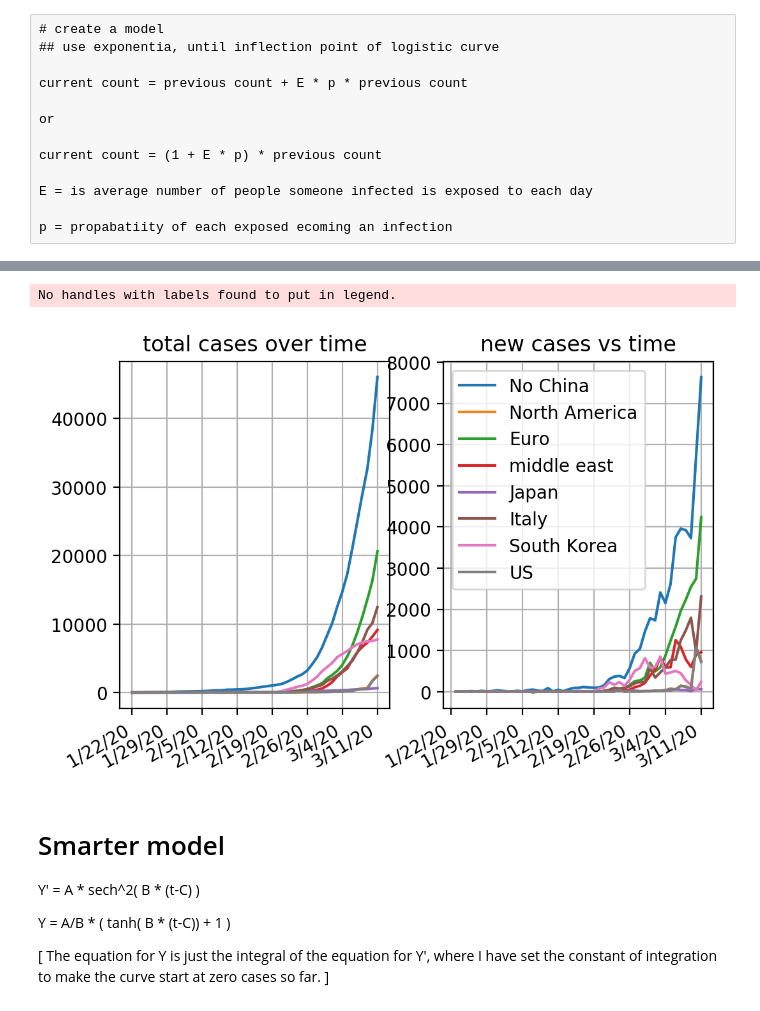
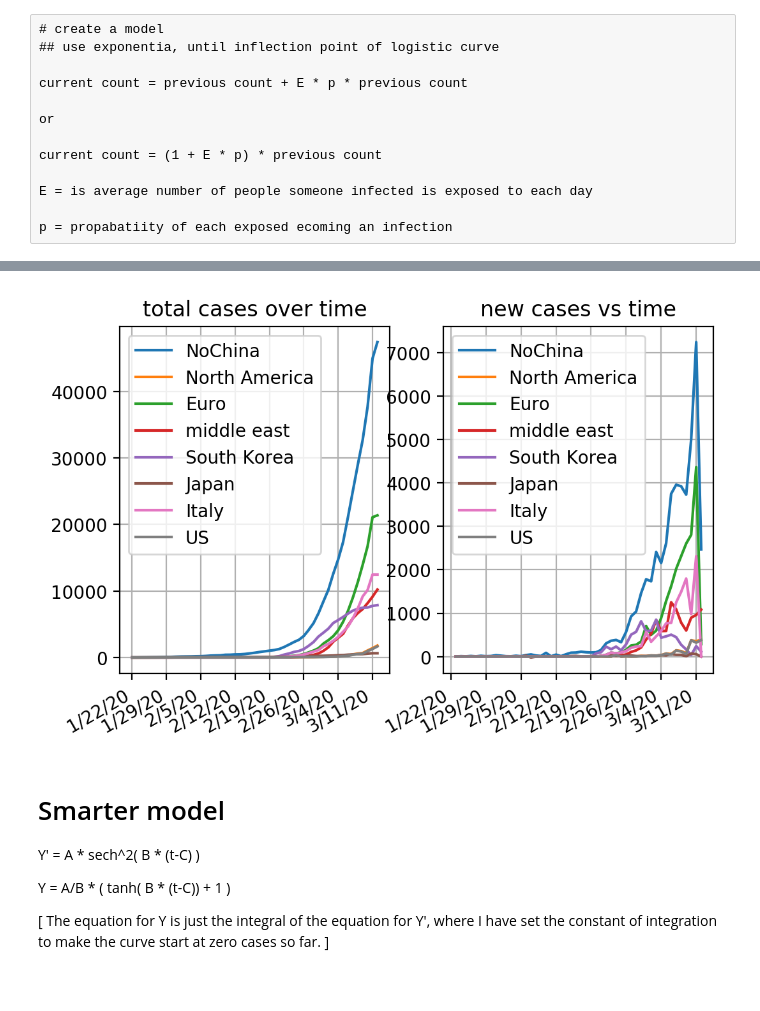
Before and after one commit to raysalem/sars-cov-19, a Jupyter notebook: cov-19.ipynb, the cells around one changed output, grey strips where cells are left out. Cells and saved outputs as stored; diff of their text form; code cells hidden in the pictures.

```diff
--- a/cov-19.ipynb
+++ b/cov-19.ipynb
@@ -36,8 +36,9 @@ files = ["time_series_19-covid-Confirmed.csv","time_series_19-covid-Deaths.csv",
 file = files[0]
 link =URL+file
 
+
 #read csv can read urls directly
-df = pd.read_csv(link)
+df = pd.read_csv(link,parse_dates=True)
 # set row indices, only have dates for columns ids
 df =df.set_index(["Country/Region","Lat","Long","Province/State"])
 
@@ -141,15 +142,17 @@ print(data.loc["US"].sum()[-1])
 
 # create new groups
 # dont use string for UR, but the 50 states
-euro      = ["Germany","France","Italy","Sweden","Switzerland","Spain","Portugal","Belgium","Iceland","Ireland"]
+euro      = ["Germany","DenMark","France","Italy","Sweden","Switzerland",
+             "Spain","Portugal","Belgium","Iceland","Ireland","Netherlands"]
 northAmer = ["US","Canada","Mexico"],
 asia      = ["South Korea","Taiwan","Japan"]
 middleEast=["Iraq","Egypt","Iran"]
-countries={ "No China":"NoChina",
+countries={ "NoChina":"NoChina",
             "North America":northAmer,
             "Euro":euro,
             "middle east":middleEast,
             "China":"China",
+            "South Korea":"South Korea",
             "Japan":"Japan",
             "Italy":"Italy",
             "South Korea":"Korea, South",
@@ -207,10 +210,10 @@ for name in ["NoChina","China"]:
     #print(idx)
     vals = vals[idx:]
     lv = sp.log10(vals)
-    m=(lv[-1]-lv[0])/(sp.size(lv))
+    m=(max(lv)-lv[0])/(sp.size(lv))
 
-    #print(m)
-    #print(math.pow(10,m))
+    print("Growth Rate %s:%.2f"%(ctr,math.pow(10,m)))
+    #print()
 
     fig, ax = plt.subplots(1,2)
     #---
@@ -231,31 +241,30 @@ for name in ["NoChina","China"]:
 # %%
 #ignore china here
 fig, ax =plt.subplots(1,2)
 for name in countries.keys():
     if name =="China":continue
     country = countries[name]
     ax[0].plot(data.loc[(country)].sum(),label=name)
 ax[0].xaxis.set_major_locator(myLocator)
 ax[0].grid()
-plt.legend()
+ax[0].legend()
 ax[0].set_title("total cases over time");
 
 
 for name in countries.keys():
     if name =="China":continue
     country = countries[name]
 
     vals= data.loc[(country)].sum().diff()
     ax[1].plot(vals,label=name)
 ax[1].xaxis.set_major_locator(myLocator)
 ax[1].grid()
 fig.autofmt_xdate()
 
-plt.legend()
+ax[1].legend()
 ax[1].set_title("new cases vs time");
 # %% [output]
-No handles with labels found to put in legend.
-[figure, old version]
+[figure, new version]
 # %%
 #raw data
 data.loc["US"].sum()
```
Also changed, not shown: parts of 10 cells of this notebook, 1 other file.
